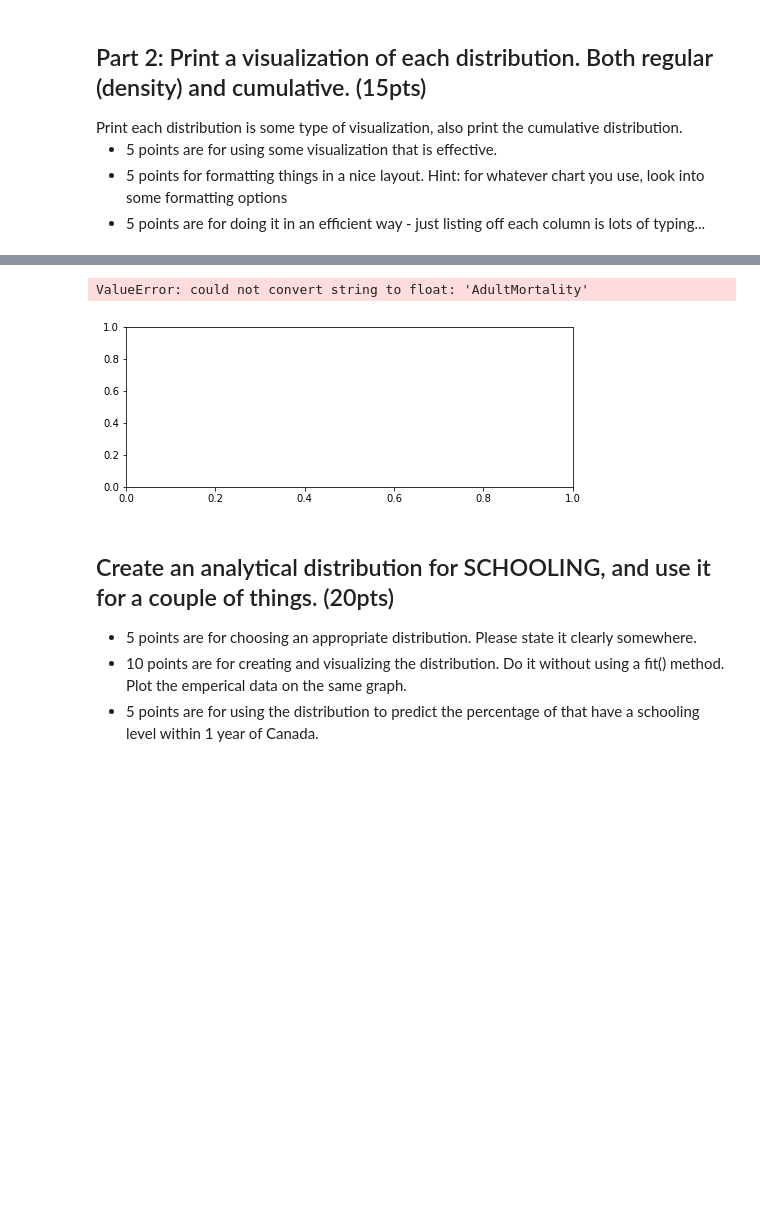
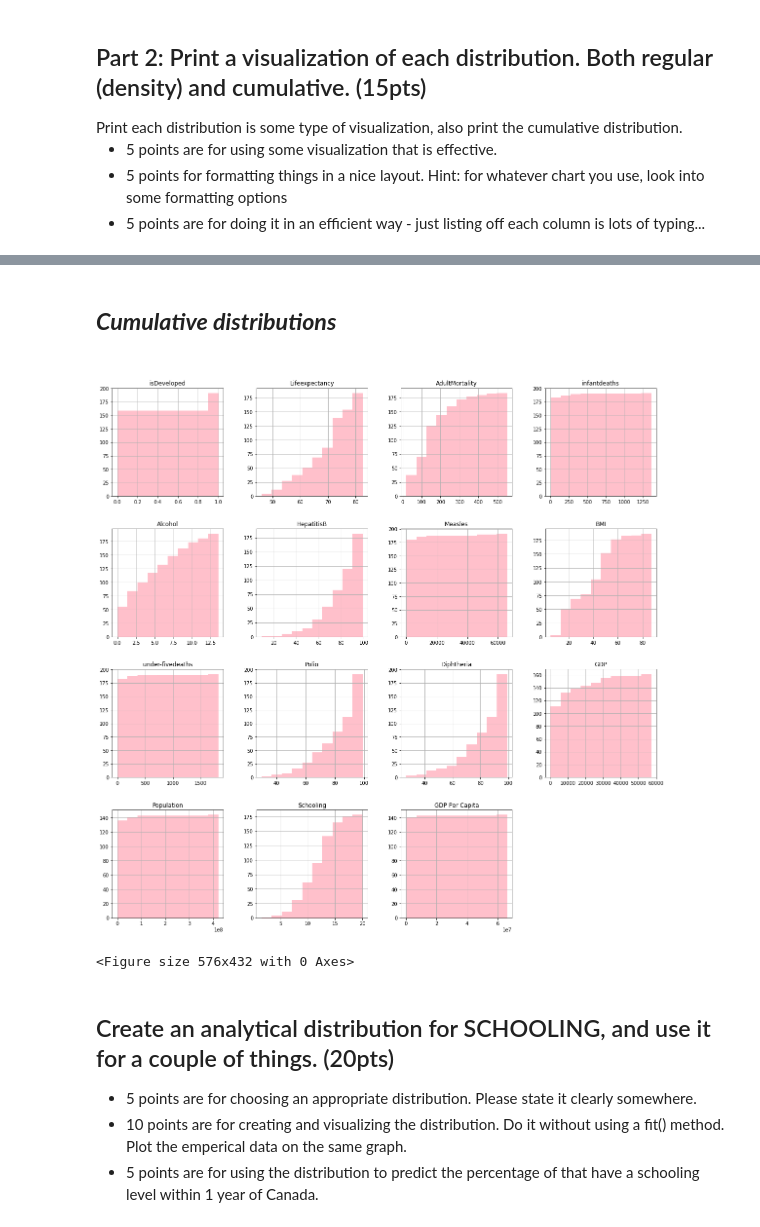
Before and after one commit to allyryry/3450_Asn2_Students, a Jupyter notebook: asn2Workbook.ipynb, the cells around one changed output, grey strips where cells are left out. Cells and saved outputs as stored; diff of their text form; code cells hidden in the pictures; blank space fills up the shorter version.

```diff
--- a/asn2Workbook.ipynb
+++ b/asn2Workbook.ipynb
@@ -11,7 +11,7 @@ import thinkstats2
 ##Seaborn for fancy plots.
 import matplotlib.pyplot as plt
 import seaborn as sns
-plt.rcParams["figure.figsize"] = (20,20)
+plt.rcParams["figure.figsize"] = (15,5)
 # %% [markdown]
 <h1>Example formatting in HTML - This is a big headline!</h1>
 <h2>Edit this cell to see them - This is a smaller headline<h2>
@@ -66,8 +66,9 @@ dfLE.head(100)
 Note: you'll have to look at the units to ensure you get it right.
 # %%
 #Part 1
-percap = (dfLE["GDP"]/dfLE["Population"])*1000000
+percap = (dfLE["GDP"]/dfLE["Population"])*10000000
 dfLE["GDP Per Capita"]= percap
+df= dfLE.drop(columns='Country')
 dfLE.head(10)
 # %% [output]
 |  | Country | isDeveloped | Lifeexpectancy | AdultMortality | infantdeaths | Alcohol | HepatitisB | Measles | ... |
@@ -92,5 +95,4 @@ Print each distribution is some type of visualization, also print the cumulative
 # %%
 #Print all distributions
-dfLE.hist(color='lime')
-plt.rcParams["figure.figsize"] = (20,20)
+dfLE.hist(color='lime', figsize=(20,20), grid=True)
 # %% [output]
@@ -97,13 +115,12 @@ plt.rcParams["figure.figsize"] = (20,20)
 [figure]
-# %%
-cdf = thinkstats2.Cdf(dfLE)
-thinkplot.PrePlot(5,3)
-thinkplot.Cdf(cdf)
-thinkplot.SubPlot
-plt.rcParams["figure.figsize"] = (20,20)
-# %% [output]
-ValueError: could not convert string to float: 'AdultMortality'
-[figure, removed]
+# %% [markdown]
+<i><b><h2>Cumulative distributions<h2><b><i>
+# %%
+dfLE.hist(color='pink', figsize=(20,20), grid=True, cumulative=True)
+thinkplot.Show(axis=[120,220,20,160])
+# %% [output]
+[figure, added]
+<Figure size 576x432 with 0 Axes>
 # %% [markdown]
 <h2>Create an analytical distribution for SCHOOLING, and use it for a couple of things. (20pts)</h2>
 <ul>
```
Also changed, not shown: parts of 26 cells of this notebook.
